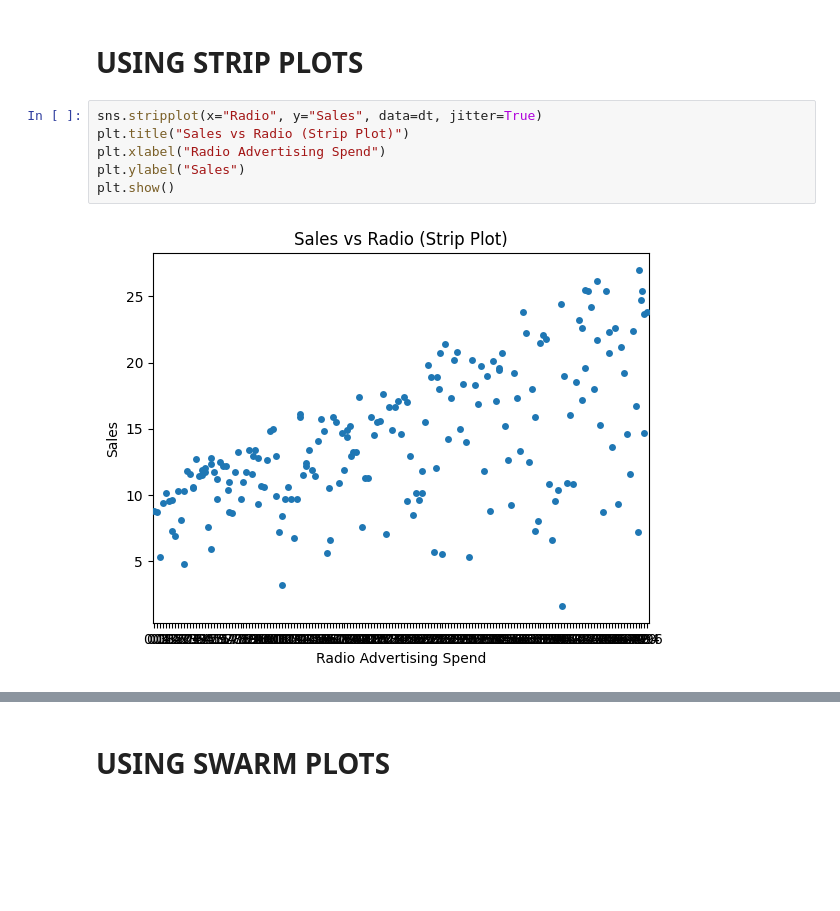
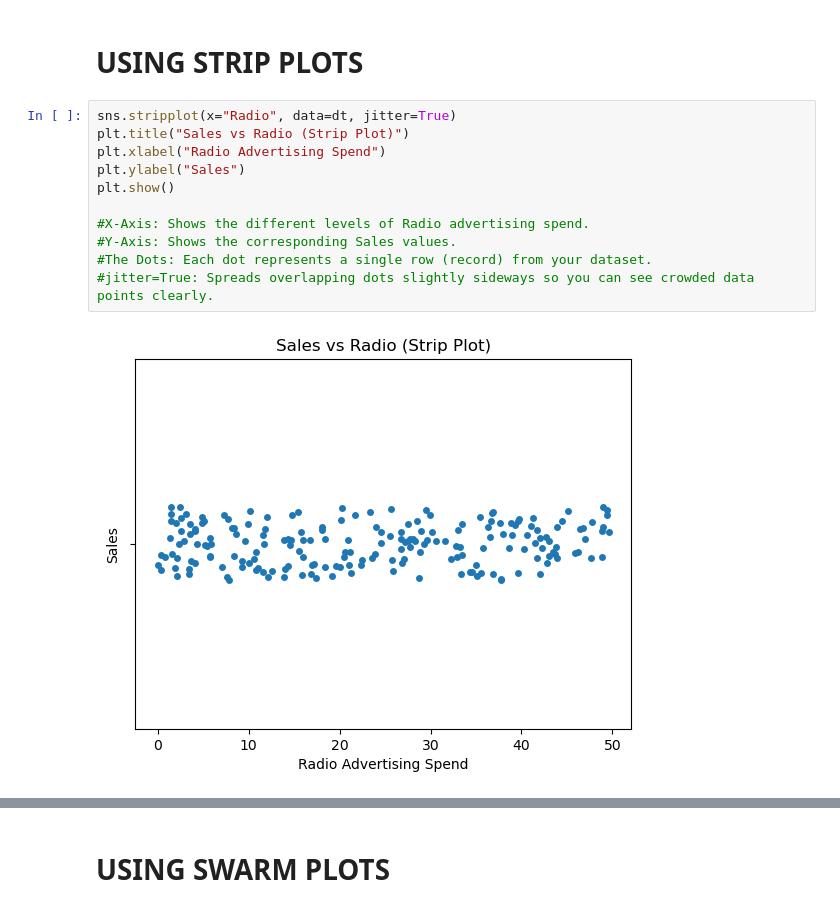
Before and after one commit to Soundharkass/DATA_SCIENCES-ML-DL-, a Jupyter notebook: soundhar_report1(PROJECT).ipynb, the cells around one changed output, grey strips where cells are left out. Saved outputs shown, nothing was run; the diff lists cells and outputs as text; blank space fills up the shorter version.

```diff
--- a/soundhar_report1(PROJECT).ipynb
+++ b/soundhar_report1(PROJECT).ipynb
@@ -483,11 +637,16 @@ plt.show()
 # %% [markdown]
 # USING STRIP  PLOTS
 # %%
-sns.stripplot(x="Radio", y="Sales", data=dt, jitter=True)
+sns.stripplot(x="Radio", data=dt, jitter=True)
 plt.title("Sales vs Radio (Strip Plot)")
 plt.xlabel("Radio Advertising Spend")
 plt.ylabel("Sales")
 plt.show()
+
+#X-Axis: Shows the different levels of Radio advertising spend.
+#Y-Axis: Shows the corresponding Sales values.
+#The Dots: Each dot represents a single row (record) from your dataset.
+#jitter=True: Spreads overlapping dots slightly sideways so you can see crowded data points clearly.
 # %% [output]
-[figure, old version]
+[figure, new version]
 # %%
```
Also changed, not shown: parts of 93 cells of this notebook.
